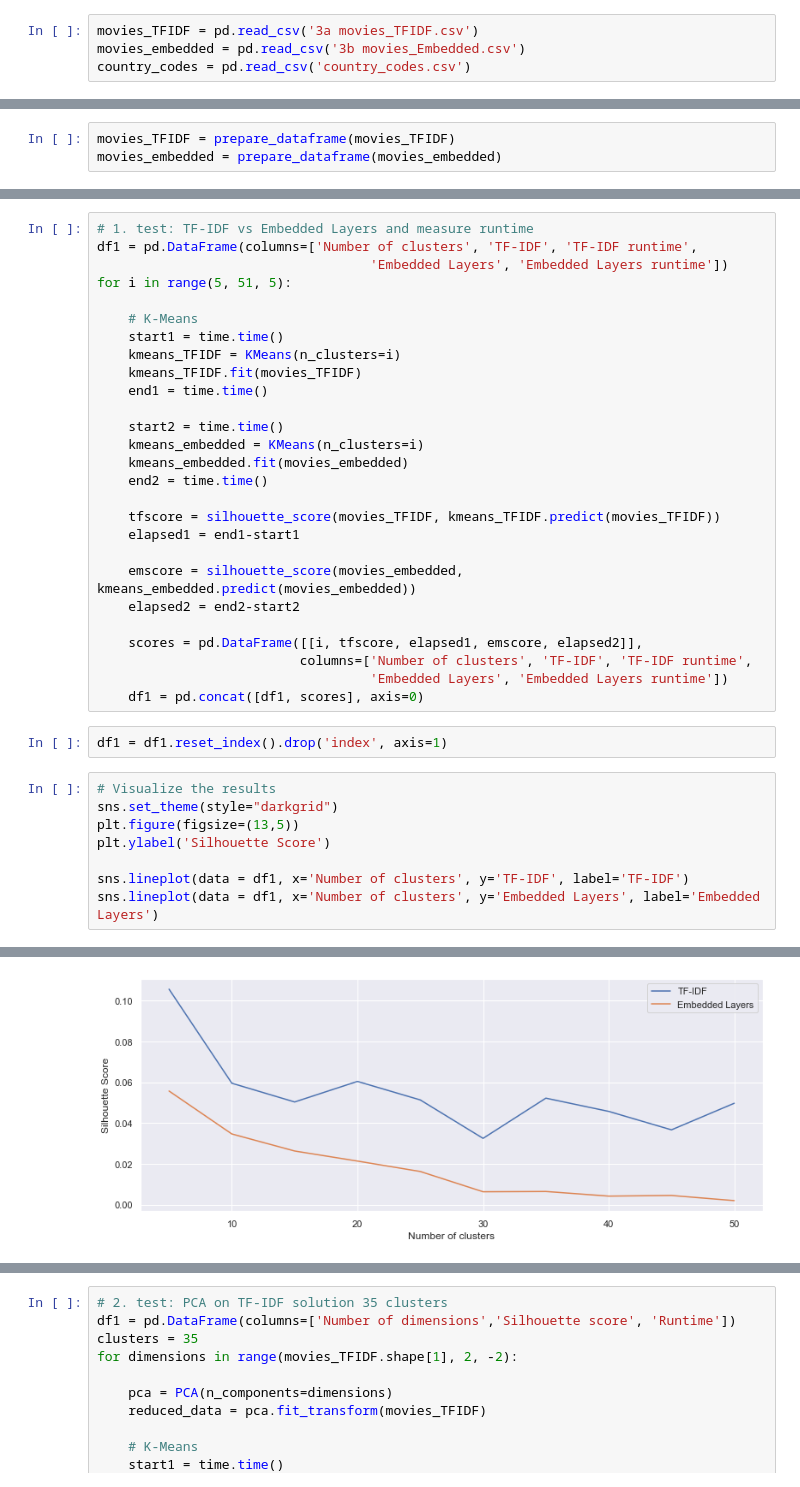
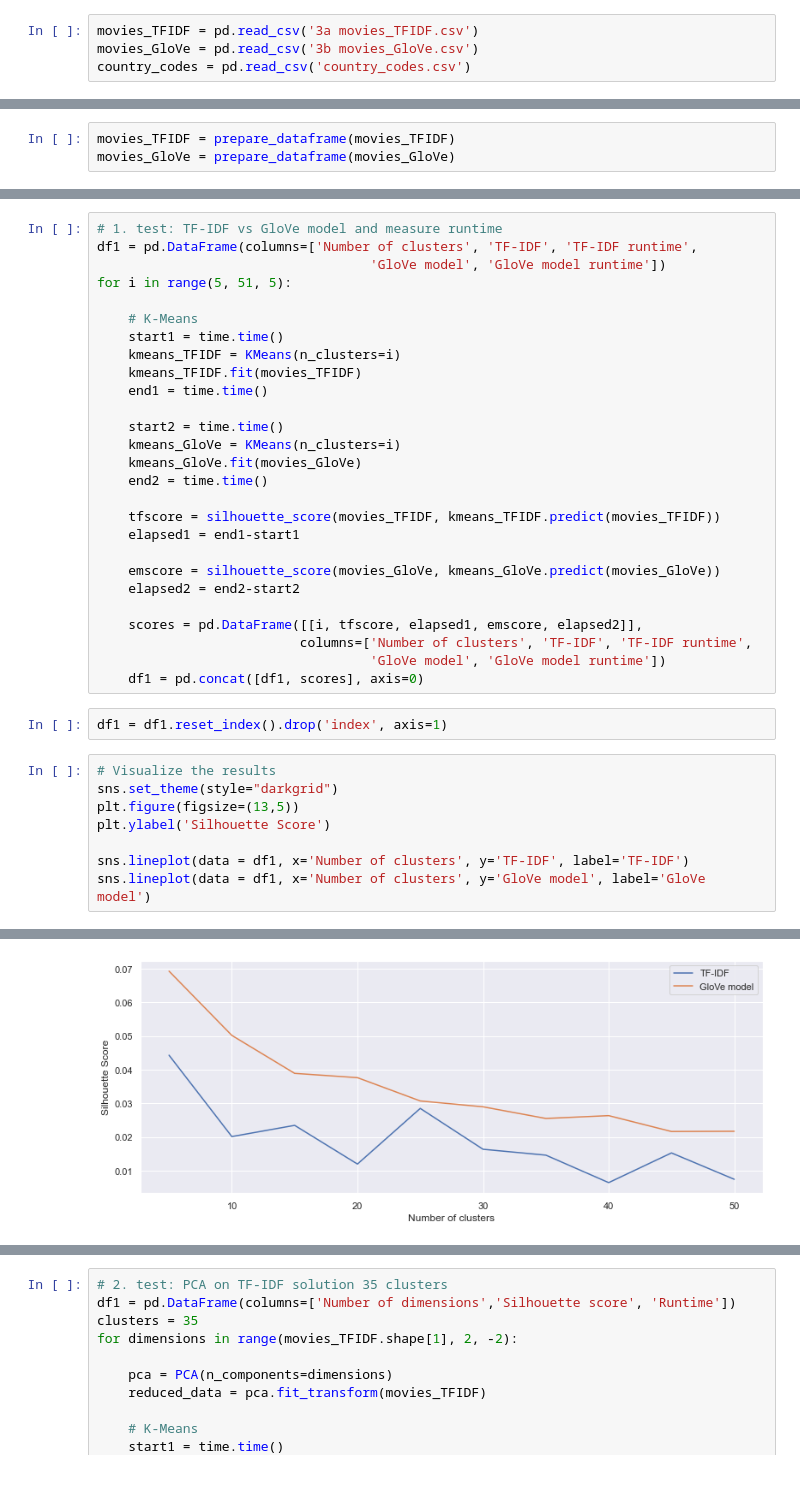
Before and after one commit to MartinMZan/Movie-recommendation, a Jupyter notebook: 4. K-Means clustering on movies and testing performance.ipynb, the cells around one changed output, grey strips where cells are left out. Cells and saved outputs as stored; diff of their text form.

```diff
--- a/4. K-Means clustering on movies and testing performance.ipynb
+++ b/4. K-Means clustering on movies and testing performance.ipynb
@@ -13,7 +13,7 @@ import matplotlib.pyplot as plt
 import time
 # %%
 movies_TFIDF = pd.read_csv('3a movies_TFIDF.csv')
-movies_embedded = pd.read_csv('3b movies_Embedded.csv')
+movies_GloVe = pd.read_csv('3b movies_GloVe.csv')
 country_codes = pd.read_csv('country_codes.csv')
 # %%
 ## Drop the remaining NaN values
@@ -50,13 +50,13 @@ def prepare_dataframe(movies):
     return movievectors
 # %%
 movies_TFIDF = prepare_dataframe(movies_TFIDF)
-movies_embedded = prepare_dataframe(movies_embedded)
+movies_GloVe = prepare_dataframe(movies_GloVe)
 # %% [markdown]
 Use silhouette score for test purposes:
 # %%
-# 1. test: TF-IDF vs Embedded Layers and measure runtime
+# 1. test: TF-IDF vs GloVe model and measure runtime
 df1 = pd.DataFrame(columns=['Number of clusters', 'TF-IDF', 'TF-IDF runtime',
-                                   'Embedded Layers', 'Embedded Layers runtime'])
+                                   'GloVe model', 'GloVe model runtime'])
 for i in range(5, 51, 5):
 
     # K-Means
@@ -66,33 +66,33 @@ for i in range(5, 51, 5):
     end1 = time.time()
 
     start2 = time.time()
-    kmeans_embedded = KMeans(n_clusters=i)
-    kmeans_embedded.fit(movies_embedded)
+    kmeans_GloVe = KMeans(n_clusters=i)
+    kmeans_GloVe.fit(movies_GloVe)
     end2 = time.time()
 
     tfscore = silhouette_score(movies_TFIDF, kmeans_TFIDF.predict(movies_TFIDF))
     elapsed1 = end1-start1
 
-    emscore = silhouette_score(movies_embedded, kmeans_embedded.predict(movies_embedded))
+    emscore = silhouette_score(movies_GloVe, kmeans_GloVe.predict(movies_GloVe))
     elapsed2 = end2-start2
 
     scores = pd.DataFrame([[i, tfscore, elapsed1, emscore, elapsed2]],
                           columns=['Number of clusters', 'TF-IDF', 'TF-IDF runtime',
-                                   'Embedded Layers', 'Embedded Layers runtime'])
+                                   'GloVe model', 'GloVe model runtime'])
     df1 = pd.concat([df1, scores], axis=0)
 # %%
 df1 = df1.reset_index().drop('index', axis=1)
 # %%
 # Visualize the results
 sns.set_theme(style="darkgrid")
 plt.figure(figsize=(13,5))
 plt.ylabel('Silhouette Score')
 
 sns.lineplot(data = df1, x='Number of clusters', y='TF-IDF', label='TF-IDF')
-sns.lineplot(data = df1, x='Number of clusters', y='Embedded Layers', label='Embedded Layers')
+sns.lineplot(data = df1, x='Number of clusters', y='GloVe model', label='GloVe model')
 # %% [output]
 <AxesSubplot:xlabel='Number of clusters', ylabel='Silhouette Score'>
-[figure, old version]
+[figure, new version]
 # %%
 # Visualize the runtime results
 sns.set_theme(style="darkgrid")
```
Also changed, not shown: parts of 4 cells of this notebook, 7 other files.
